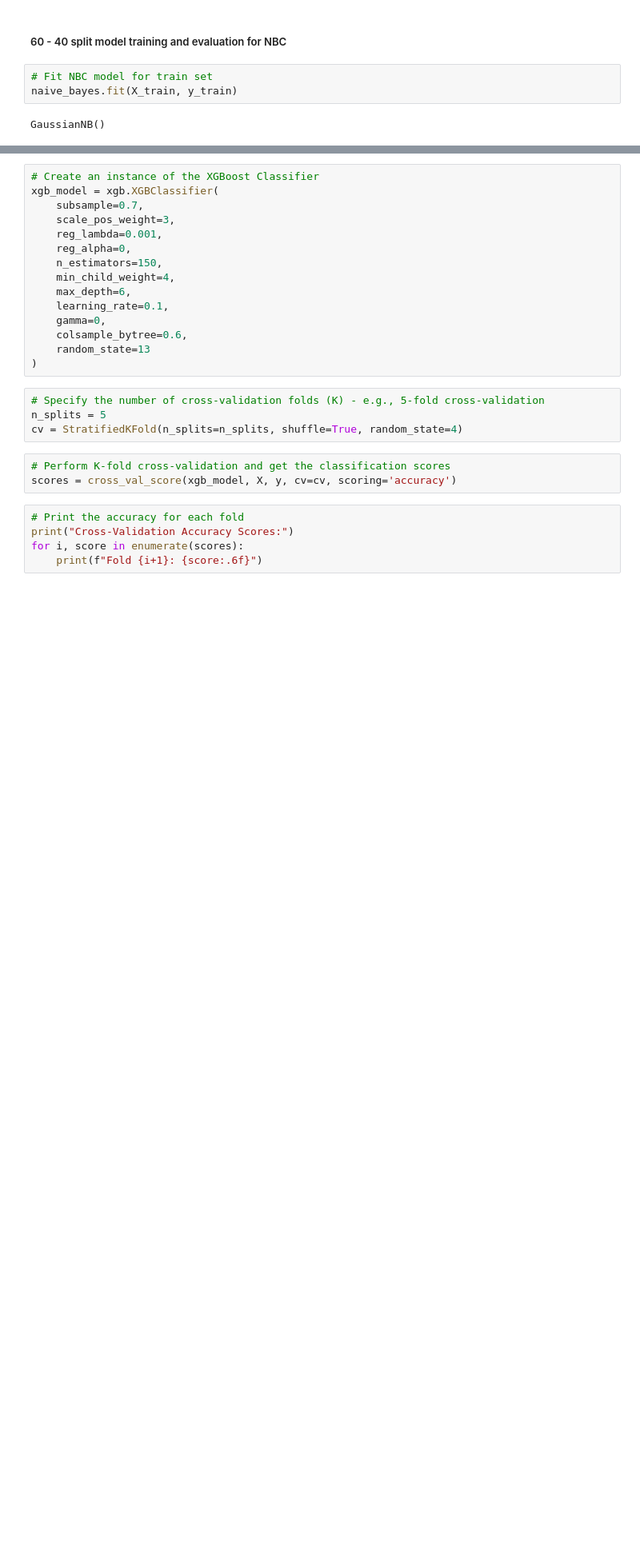
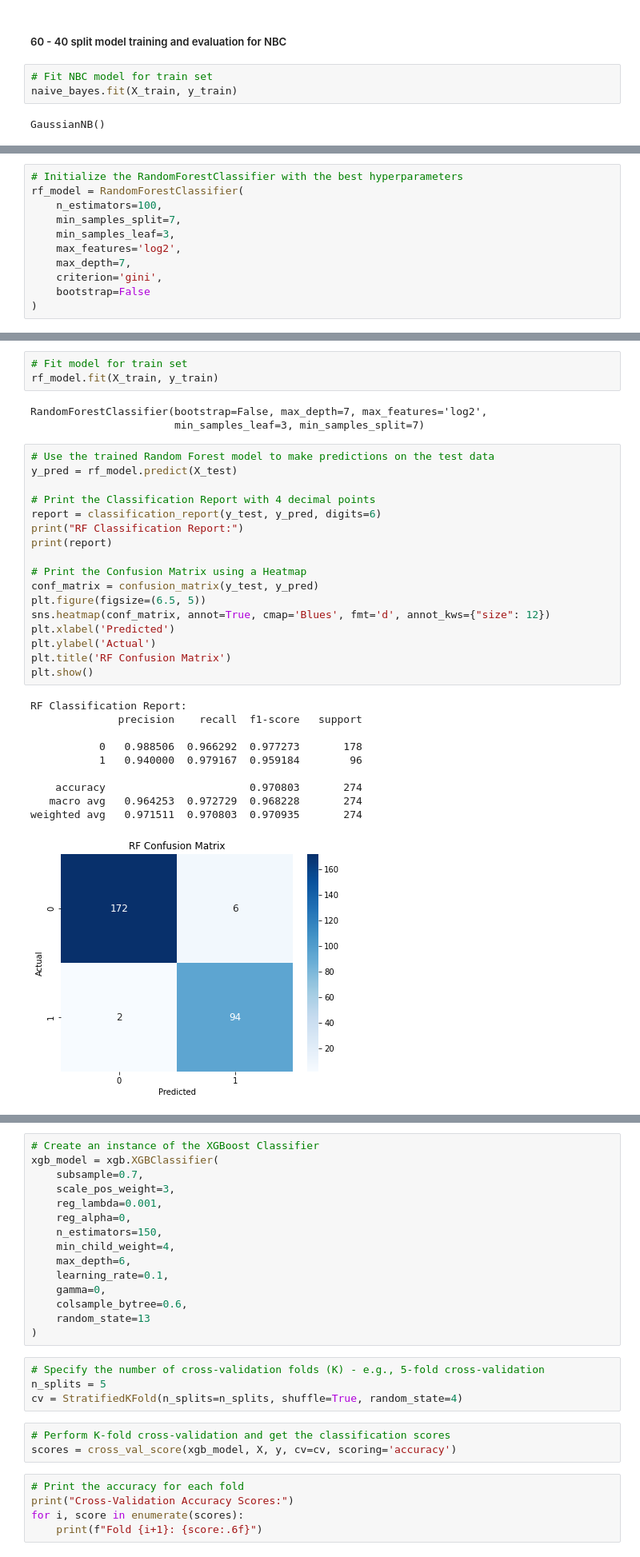
Before and after one commit to Anuvathan/Breast_Cancer_Benign_Malign_Prediction, a Jupyter notebook: main.ipynb, the cells around one changed output, grey strips where cells are left out. Shown at 80% size. Drawn from its saved outputs; the diff is of its cells as text; blank space fills up the shorter version.

```diff
--- a/main.ipynb
+++ b/main.ipynb
@@ -599,0 +672,11 @@ weighted avg   0.965859  0.963504  0.963814       274
+# %%
+# Initialize the RandomForestClassifier with the best hyperparameters
+rf_model = RandomForestClassifier(
+    n_estimators=100,
+    min_samples_split=7,
+    min_samples_leaf=3,
+    max_features='log2',
+    max_depth=7,
+    criterion='gini',
+    bootstrap=False
+)
@@ -599,0 +787,34 @@ weighted avg   0.965859  0.963504  0.963814       274
+# %%
+# Fit model for train set
+rf_model.fit(X_train, y_train)
+# %% [output]
+RandomForestClassifier(bootstrap=False, max_depth=7, max_features='log2',
+                       min_samples_leaf=3, min_samples_split=7)
+# %%
+# Use the trained Random Forest model to make predictions on the test data
+y_pred = rf_model.predict(X_test)
+
+# Print the Classification Report with 4 decimal points
+report = classification_report(y_test, y_pred, digits=6)
+print("RF Classification Report:")
+print(report)
+
+# Print the Confusion Matrix using a Heatmap
+conf_matrix = confusion_matrix(y_test, y_pred)
+plt.figure(figsize=(6.5, 5))
+sns.heatmap(conf_matrix, annot=True, cmap='Blues', fmt='d', annot_kws={"size": 12})
+plt.xlabel('Predicted')
+plt.ylabel('Actual')
+plt.title('RF Confusion Matrix')
+plt.show()
+# %% [output]
+RF Classification Report:
+              precision    recall  f1-score   support
+
+           0   0.988506  0.966292  0.977273       178
+           1   0.940000  0.979167  0.959184        96
+
+    accuracy                       0.970803       274
+   macro avg   0.964253  0.972729  0.968228       274
+weighted avg   0.971511  0.970803  0.970935       274
+[figure, added]
```
Also changed, not shown: parts of 58 cells of this notebook.
